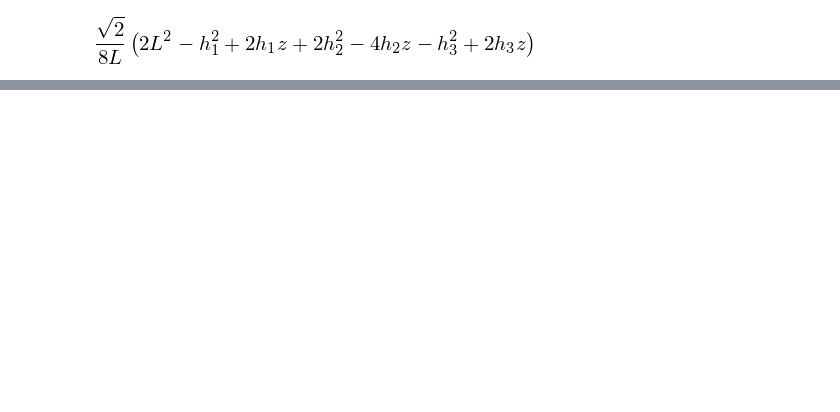
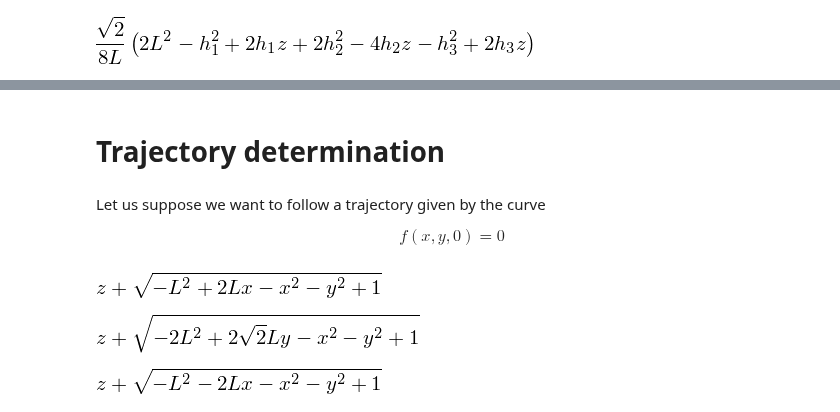
Before and after one commit to nicoguaro/notebooks_examples, a Jupyter notebook: Delta_3D_printer.ipynb, the cells around one changed output, grey strips where cells are left out. Saved outputs shown, nothing was run; the diff lists cells and outputs as text; code cells hidden in the pictures; blank space fills up the shorter version.

```diff
--- a/Delta_3D_printer.ipynb
+++ b/Delta_3D_printer.ipynb
@@ -58,0 +64,21 @@ x_sol
+# %% [markdown]
+# Trajectory determination
+# %% [markdown]
+Let us suppose we want to follow a trajectory given by the curve
+
+$$f(x,y,0) = 0$$
+# %%
+h1_sol = solve(eq1, h1)[1]
+h1_sol
+# %% [output]
+[figure, added]
+# %%
+h2_sol = solve(eq2, h2)[1]
+h2_sol
+# %% [output]
+[figure, added]
+# %%
+h3_sol = solve(eq3, h3)[1]
+h3_sol
+# %% [output]
+[figure, added]
```
Also changed, not shown: parts of 13 cells of this notebook.
